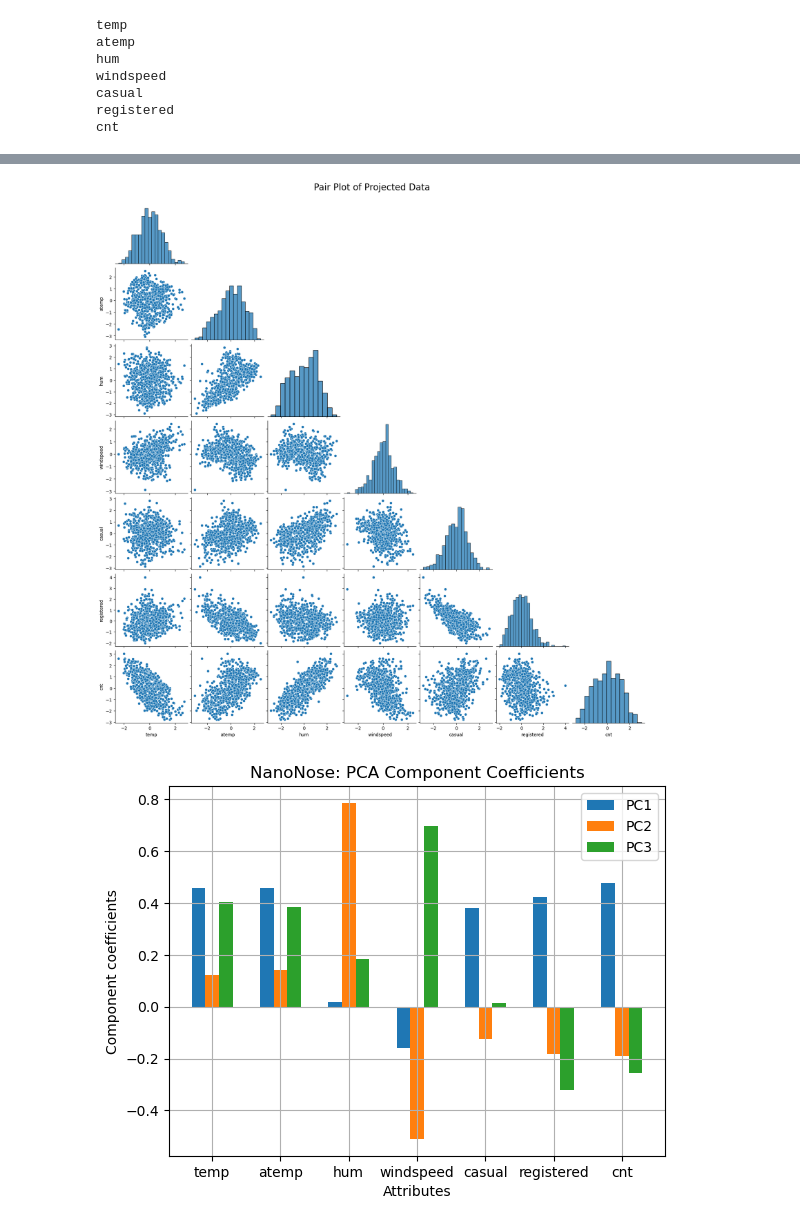
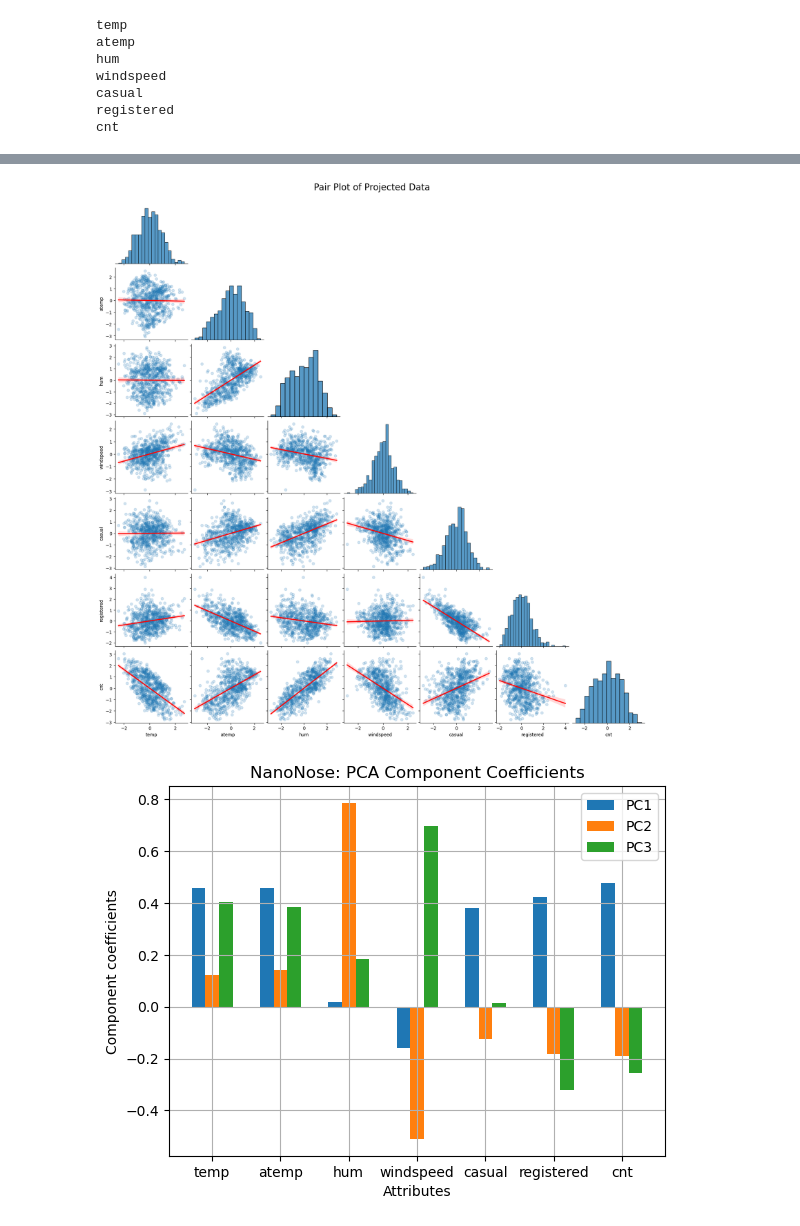
Before and after one commit to yufanana/MachineLearning02450, a Jupyter notebook: Scripts/project1.ipynb, the cells around one changed output, grey strips where cells are left out. Saved outputs shown, nothing was run; the diff lists cells and outputs as text; code cells hidden in the pictures.

```diff
--- a/Scripts/project1.ipynb
+++ b/Scripts/project1.ipynb
@@ -223,11 +226,13 @@ plt.show()
 # %%
 # Generate pairplot of projected data for all attributes
 proj_df = pd.DataFrame(Z, columns = attributeNames)
-pp = sns.pairplot(proj_df, corner=True)
+
+pp = sns.pairplot(proj_df, corner=True, kind='reg',
+                  plot_kws={'line_kws':{'color':'red'}, 'scatter_kws': {'alpha': 0.2}})
 pp.fig.suptitle('Pair Plot of Projected Data', y=1, fontsize=20)
 plt.show()
 # %% [output]
-[figure, old version]
+[figure, new version]
 # %%
 # Bar plot of significant PCs
 V_bar = V.T
```
Also changed, not shown: parts of 4 cells of this notebook.
